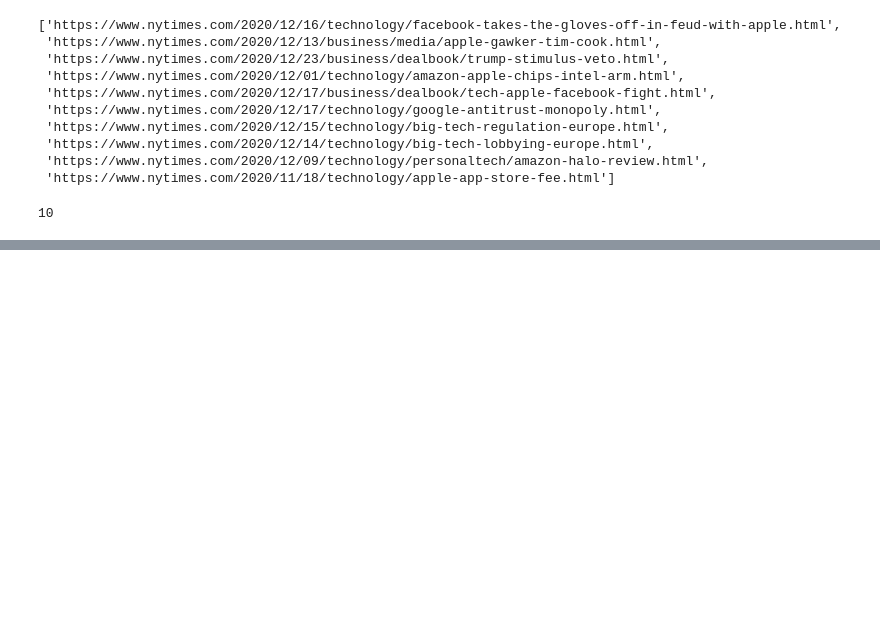
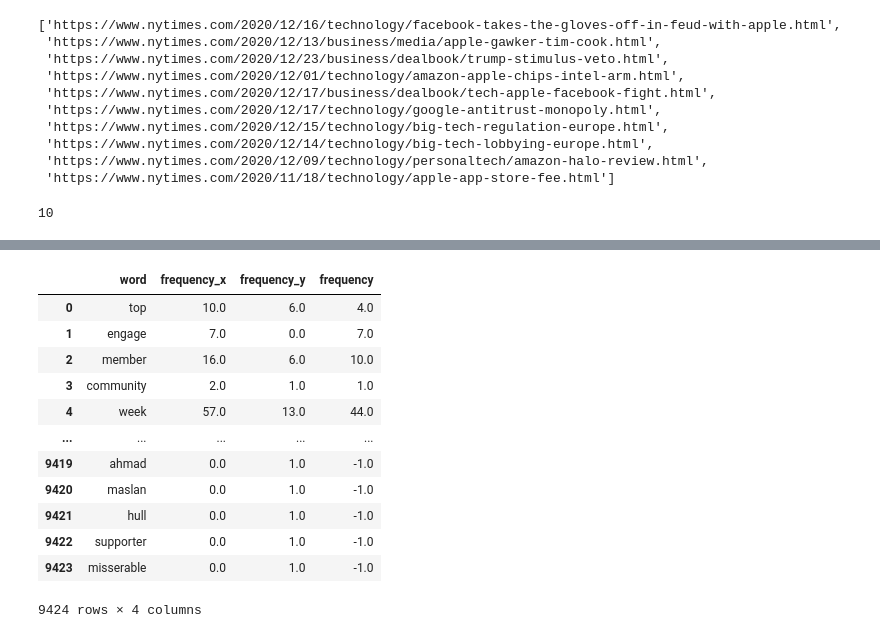
Before and after one commit to cheolmin711/sentiment_analysis, a Jupyter notebook: Tokenizer.ipynb, the cells around one changed output, grey strips where cells are left out. Saved outputs shown, nothing was run; the diff lists cells and outputs as text; code cells hidden in the pictures; blank space fills up the shorter version.

```diff
--- a/Tokenizer.ipynb
+++ b/Tokenizer.ipynb
@@ -208,0 +185,19 @@ cleaned_neg_df['scale'] = cleaned_neg_df['frequency'] * (-4 / cleaned_neg_df['fr
+# %%
+# merge the two dataframes into one
+merged = pd.merge(cleaned_pos_df, cleaned_neg_df, on='word', how='outer').fillna(0)
+merged['frequency'] = merged['frequency_x'] - merged['frequency_y']
+merged
+# %% [output]
+|  | word | frequency_x | frequency_y | frequency |
+| 0 | top | 10.0 | 6.0 | 4.0 |
+| 1 | engage | 7.0 | 0.0 | 7.0 |
+| 2 | member | 16.0 | 6.0 | 10.0 |
+| 3 | community | 2.0 | 1.0 | 1.0 |
+| 4 | week | 57.0 | 13.0 | 44.0 |
+| ... | ... | ... | ... | ... |
+| 9419 | ahmad | 0.0 | 1.0 | -1.0 |
+| 9420 | maslan | 0.0 | 1.0 | -1.0 |
+| 9421 | hull | 0.0 | 1.0 | -1.0 |
+| 9422 | supporter | 0.0 | 1.0 | -1.0 |
+| 9423 | misserable | 0.0 | 1.0 | -1.0 |
+9424 rows × 4 columns
```
Also changed, not shown: parts of 10 cells of this notebook.
